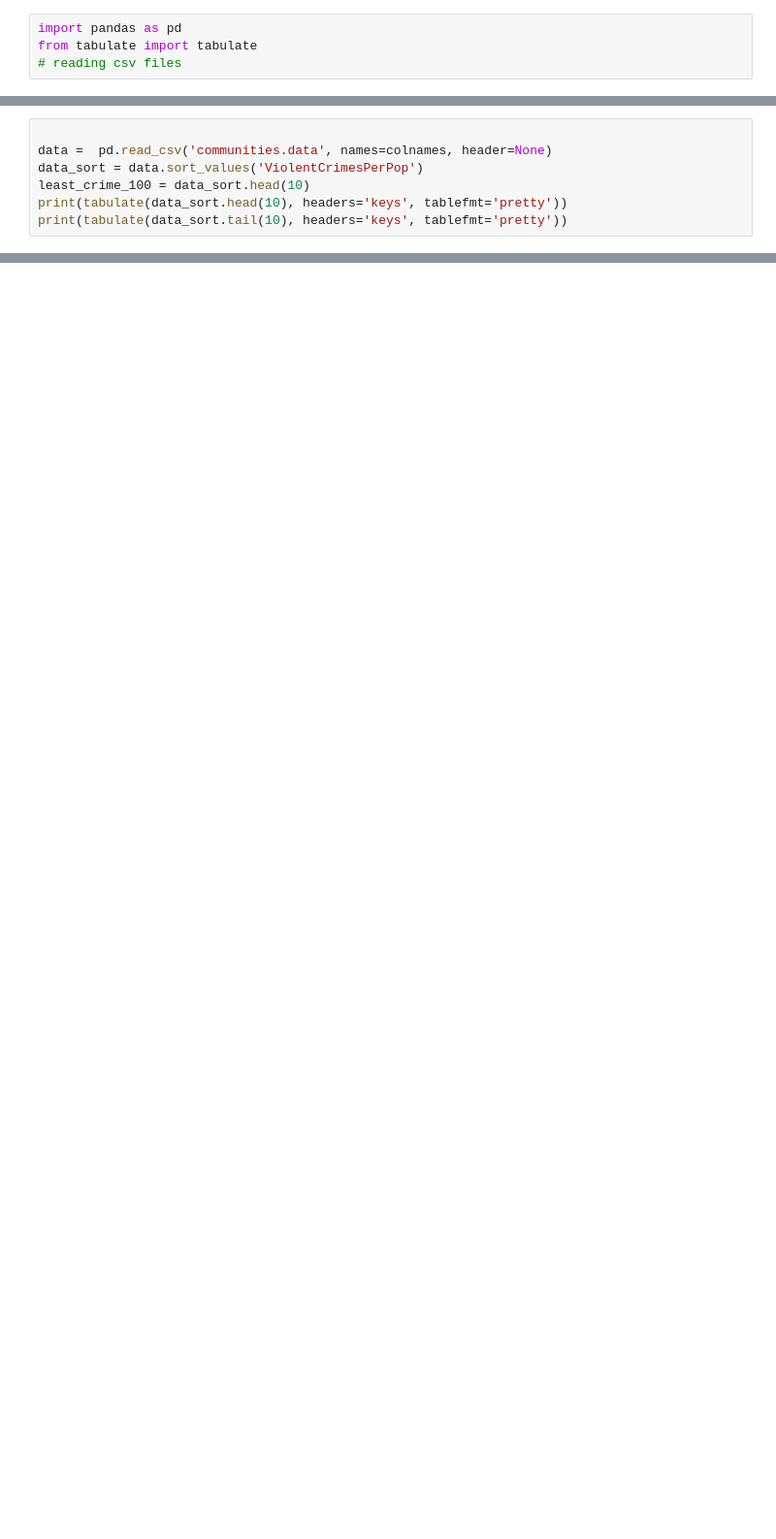
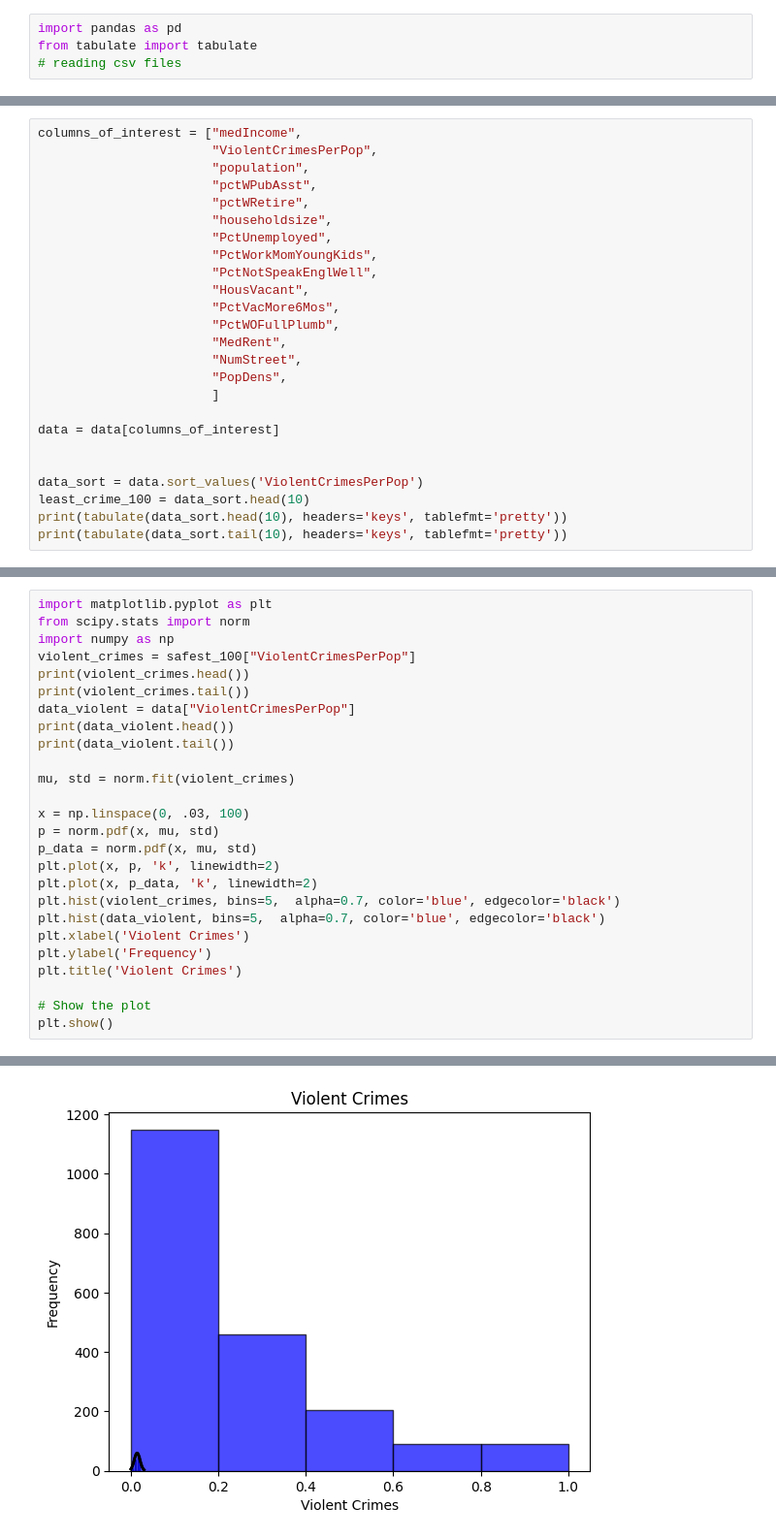
Before and after one commit to akatz6/stats_final_project, a Jupyter notebook: test.ipynb, the cells around one changed output, grey strips where cells are left out. Shown at 97% size. Cells and saved outputs as stored; diff of their text form; blank space fills up the shorter version.

Commit message:
added scatter plot, histogram, and ttest to several columns

```diff
--- a/test.ipynb
+++ b/test.ipynb
@@ -154,6 +254,24 @@ from tabulate import tabulate
 # %%
+columns_of_interest = ["medIncome",
+                       "ViolentCrimesPerPop",
+                       "population",
+                       "pctWPubAsst",
+                       "pctWRetire",
+                       "householdsize",
+                       "PctUnemployed",
+                       "PctWorkMomYoungKids",
+                       "PctNotSpeakEnglWell",
+                       "HousVacant",
+                       "PctVacMore6Mos",
+                       "PctWOFullPlumb",
+                       "MedRent",
+                       "NumStreet",
+                       "PopDens",
+                       ]
 
-data =  pd.read_csv('communities.data', names=colnames, header=None)
+data = data[columns_of_interest]
+
+
 data_sort = data.sort_values('ViolentCrimesPerPop')
 least_crime_100 = data_sort.head(10)
 print(tabulate(data_sort.head(10), headers='keys', tablefmt='pretty'))
@@ -181,0 +304,27 @@ unsafest_100 = data_sort.tail(100)
+# %%
+import matplotlib.pyplot as plt
+from scipy.stats import norm
+import numpy as np
+violent_crimes = safest_100["ViolentCrimesPerPop"]
+print(violent_crimes.head())
+print(violent_crimes.tail())
+data_violent = data["ViolentCrimesPerPop"]
+print(data_violent.head())
+print(data_violent.tail())
+
+mu, std = norm.fit(violent_crimes)
+
+x = np.linspace(0, .03, 100)
+p = norm.pdf(x, mu, std)
+p_data = norm.pdf(x, mu, std)
+plt.plot(x, p, 'k', linewidth=2)
+plt.plot(x, p_data, 'k', linewidth=2)
+plt.hist(violent_crimes, bins=5,  alpha=0.7, color='blue', edgecolor='black')
+plt.hist(data_violent, bins=5,  alpha=0.7, color='blue', edgecolor='black')
+plt.xlabel('Violent Crimes')
+plt.ylabel('Frequency')
+plt.title('Violent Crimes')
+
+# Show the plot
+plt.show()
+# %% [output]
@@ -181,0 +348 @@ unsafest_100 = data_sort.tail(100)
+[figure, added]
```
Also changed, not shown: parts of 25 cells of this notebook.
